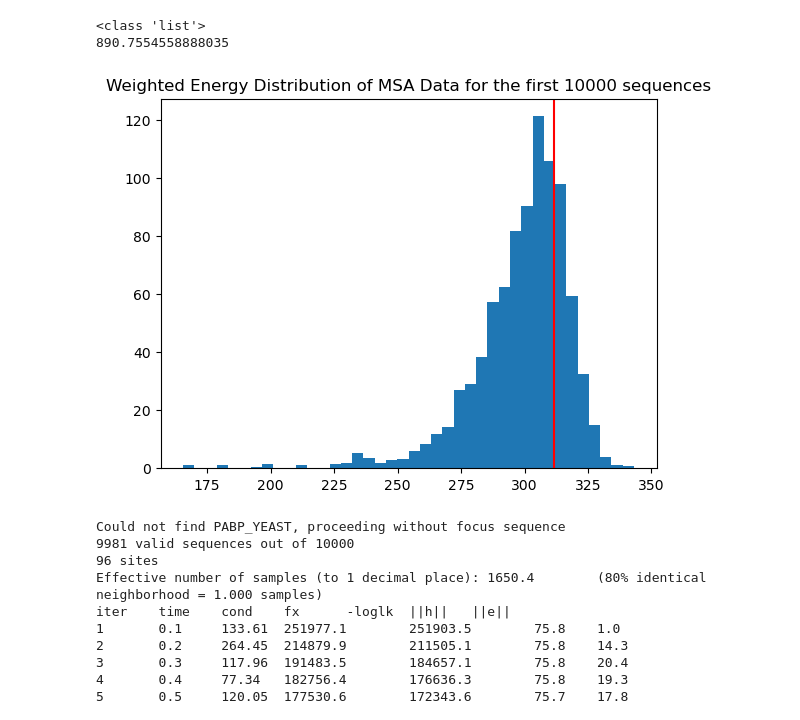
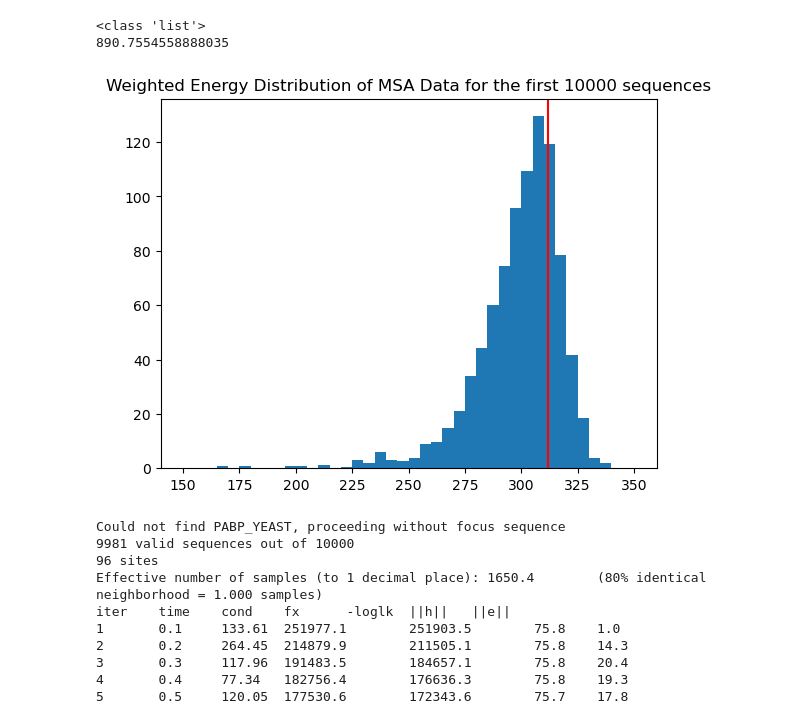
Before and after one commit to LDeng0205/msa_classify, a Jupyter notebook: potts.ipynb, the cells around one changed output. Drawn from its saved outputs; the diff is of its cells as text; code cells hidden in the pictures.

```diff
--- a/potts.ipynb
+++ b/potts.ipynb
@@ -279,14 +279,14 @@ print(a)
 <class 'list'>
 890.7554558888035
 # %%
-plt.hist(msa_energies[:9954, 0], weights=w_10000_valid, bins=40)
+plt.hist(msa_energies[:9954, 0], weights=w_10000_valid, bins=40, range=(150, 350))
 
 plt.axvline(x=c.hamiltonians([c.seq()])[0][0], color='red')
 plt.title("Weighted Energy Distribution of MSA Data for the first 10000 sequences")
 # plt.yscale('log')
 plt.show()
 # %% [output]
-[figure, old version]
+[figure, new version]
 # %%
 ### train a model on the 10000-20000th sequences to get the weights
 fasta_sequences = SeqIO.parse(open("PABP_YEAST/data/PABP_YEAST.a2m"),'fasta')
```
Also changed, not shown: parts of 2 cells of this notebook.
